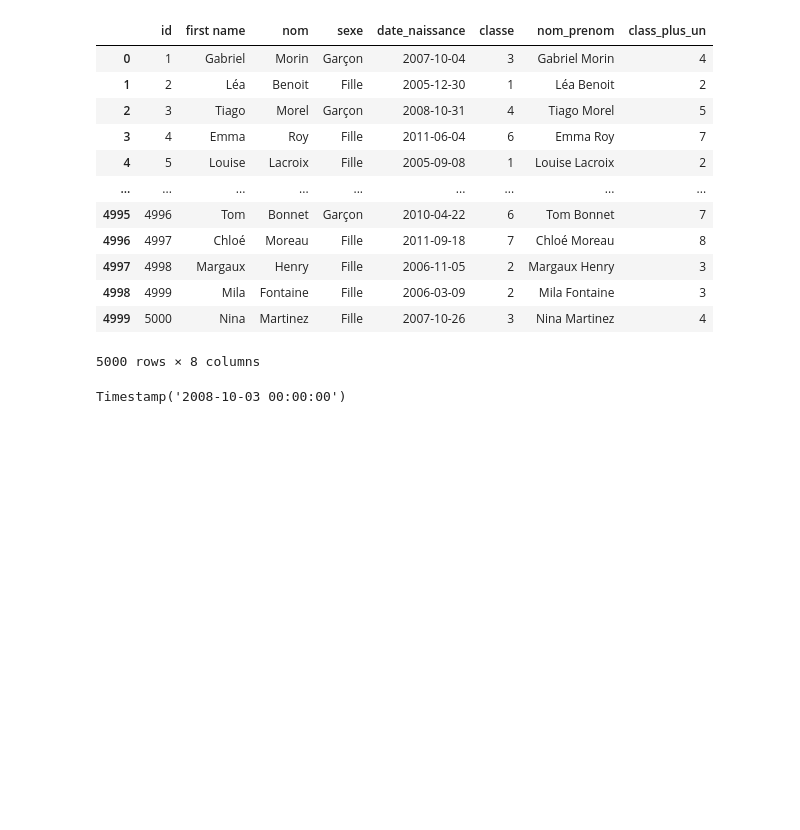
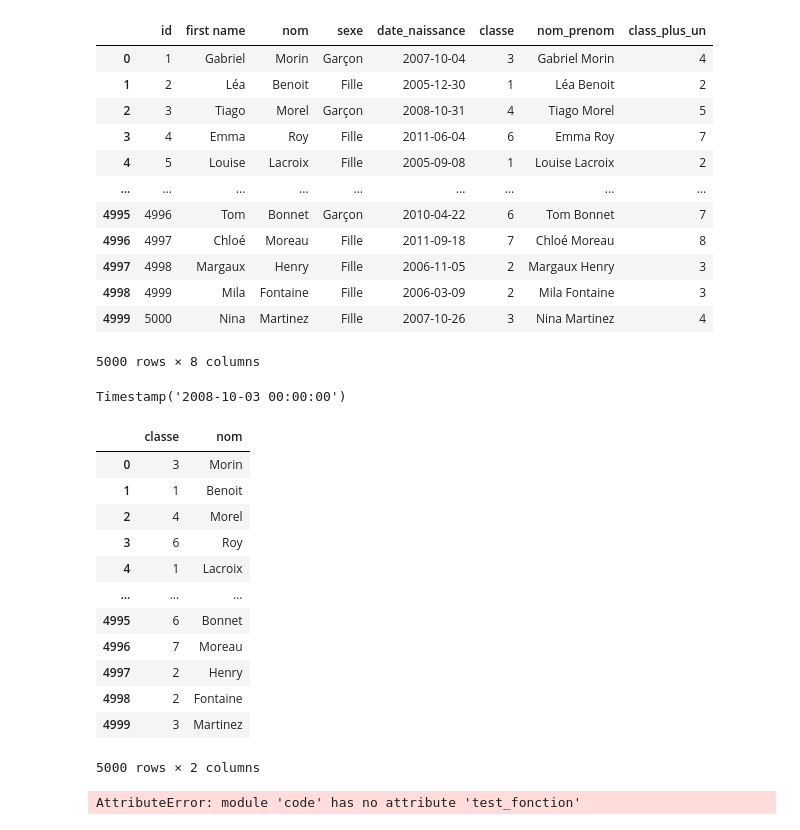
Before and after one commit to ZorroLeVrai/Python.Bureautique, a Jupyter notebook: Notebooks/utilisation_pandas.ipynb, the cells around one changed output. Cells and saved outputs as stored; diff of their text form; code cells hidden in the pictures; blank space fills up the shorter version.

```diff
--- a/Notebooks/utilisation_pandas.ipynb
+++ b/Notebooks/utilisation_pandas.ipynb
@@ -233,3 +249,25 @@ df
 mediane
 # %% [output]
 Timestamp('2008-10-03 00:00:00')
+# %%
+nouveau_df = df[['classe', 'nom']]
+nouveau_df
+# %% [output]
+|  | classe | nom |
+| 0 | 3 | Morin |
+| 1 | 1 | Benoit |
+| 2 | 4 | Morel |
+| 3 | 6 | Roy |
+| 4 | 1 | Lacroix |
+| ... | ... | ... |
+| 4995 | 6 | Bonnet |
+| 4996 | 7 | Moreau |
+| 4997 | 2 | Henry |
+| 4998 | 2 | Fontaine |
+| 4999 | 3 | Martinez |
+5000 rows × 2 columns
+# %%
+import code
+code.test_fonction()
+# %% [output]
+AttributeError: module 'code' has no attribute 'test_fonction'
```
Also changed, not shown: parts of 3 cells of this notebook.
